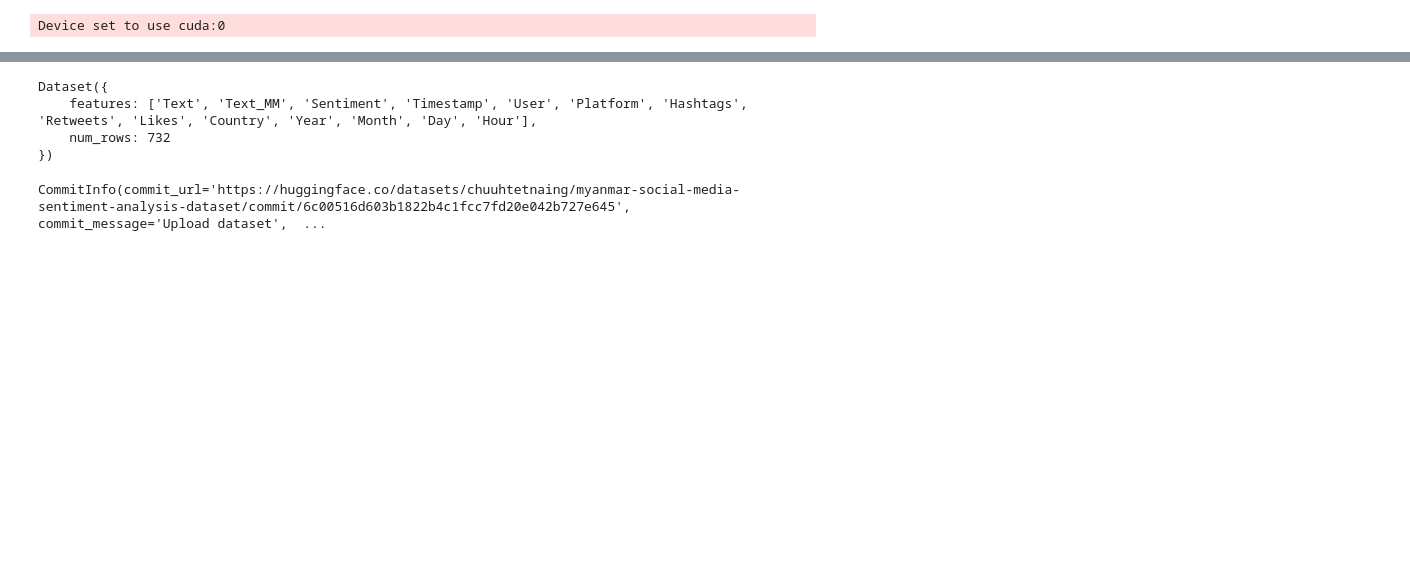
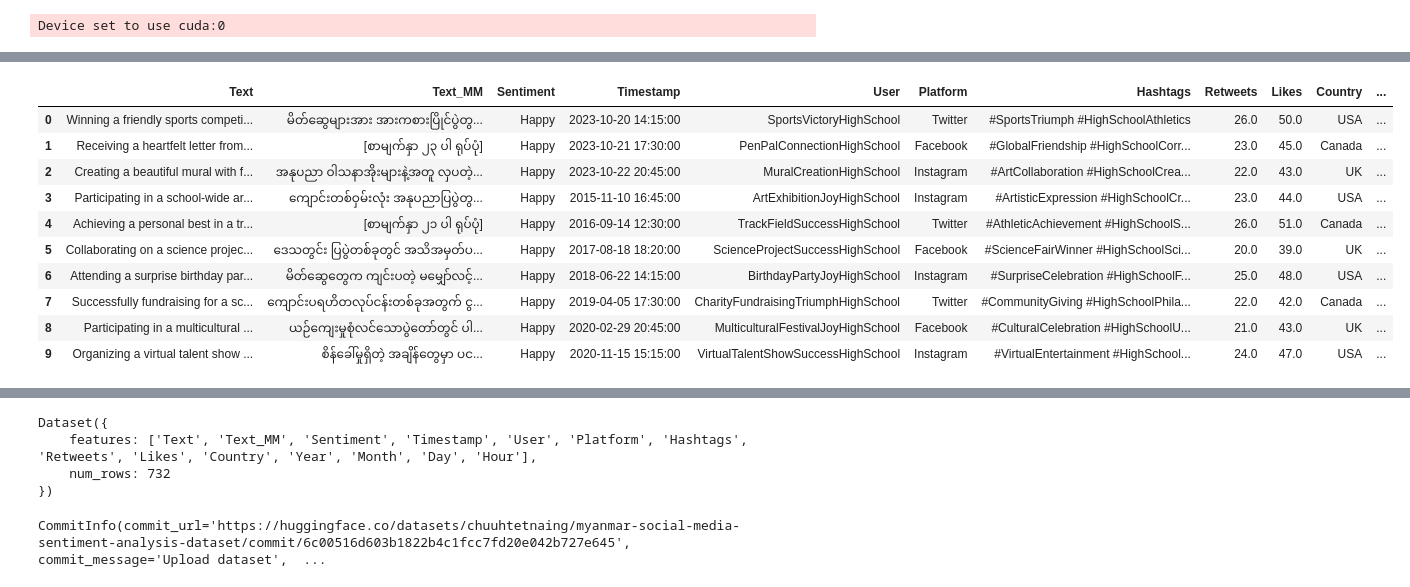
Before and after one commit to chuuhtetnaing/myanmar-language-dataset-collection, a Jupyter notebook: Social Media Sentiment Analysis/synthetic-data-generating.ipynb, the cells around one changed output, grey strips where cells are left out. Cells and saved outputs as stored; diff of their text form; code cells hidden in the pictures; blank space fills up the shorter version.

```diff
--- a/Social Media Sentiment Analysis/synthetic-data-generating.ipynb
+++ b/Social Media Sentiment Analysis/synthetic-data-generating.ipynb
@@ -84,0 +190,27 @@ df = df[ordered_columns]
+# %%
+from transformers import AutoTokenizer, AutoModelForSeq2SeqLM
+
+tokenizer = AutoTokenizer.from_pretrained("facebook/nllb-200-3.3B")
+model = AutoModelForSeq2SeqLM.from_pretrained("facebook/nllb-200-3.3B")
+# %%
+def translate(text, src_lang="eng_Latn", tgt_lang="mya_Mymr"):
+    # Set the language tokens
+    tokenizer.src_lang = src_lang
+
+    # Tokenize the input text
+    inputs = tokenizer(text, return_tensors="pt").to("cuda")
+
+    # Get the target language token ID
+    forced_bos_token_id = tokenizer.lang_code_to_id[tgt_lang]
+
+    # Generate translation
+    outputs = model.generate(
+        **inputs,
+        forced_bos_token_id=forced_bos_token_id,
+        max_length=128
+    )
+
+    # Decode the output tokens
+    translation = tokenizer.batch_decode(outputs, skip_special_tokens=True)
+
+    return translation
@@ -84,0 +246,4 @@ df = df[ordered_columns]
+# %%
+# Apply the translation function to the entire dataset
+# This will process in batches automatically
+translated_dataset = dataset.map(translate)
@@ -84,0 +277,14 @@ df = df[ordered_columns]
+# %%
+df
+# %% [output]
+|  | Text | Text_MM | Sentiment | Timestamp | User | Platform | Hashtags | Retweets | Likes | Country | ... |
+| 0 | Winning a friendly sports competi... | မိတ်ဆွေများအား အားကစားပြိုင်ပွဲတွ... | Happy | 2023-10-20 14:15:00 | SportsVictoryHighSchool | Twitter | #SportsTriumph #HighSchoolAthletics | 26.0 | 50.0 | USA | ... |
+| 1 | Receiving a heartfelt letter from... | [စာမျက်နှာ ၂၃ ပါ ရုပ်ပုံ] | Happy | 2023-10-21 17:30:00 | PenPalConnectionHighSchool | Facebook | #GlobalFriendship #HighSchoolCorr... | 23.0 | 45.0 | Canada | ... |
+| 2 | Creating a beautiful mural with f... | အနုပညာ ဝါသနာအိုးများနဲ့အတူ လှပတဲ့... | Happy | 2023-10-22 20:45:00 | MuralCreationHighSchool | Instagram | #ArtCollaboration #HighSchoolCrea... | 22.0 | 43.0 | UK | ... |
+| 3 | Participating in a school-wide ar... | ကျောင်းတစ်ဝှမ်းလုံး အနုပညာပြပွဲတွ... | Happy | 2015-11-10 16:45:00 | ArtExhibitionJoyHighSchool | Instagram | #ArtisticExpression #HighSchoolCr... | 23.0 | 44.0 | USA | ... |
+| 4 | Achieving a personal best in a tr... | [စာမျက်နှာ ၂၁ ပါ ရုပ်ပုံ] | Happy | 2016-09-14 12:30:00 | TrackFieldSuccessHighSchool | Twitter | #AthleticAchievement #HighSchoolS... | 26.0 | 51.0 | Canada | ... |
+| 5 | Collaborating on a science projec... | ဒေသတွင်း ပြပွဲတစ်ခုတွင် အသိအမှတ်ပ... | Happy | 2017-08-18 18:20:00 | ScienceProjectSuccessHighSchool | Facebook | #ScienceFairWinner #HighSchoolSci... | 20.0 | 39.0 | UK | ... |
+| 6 | Attending a surprise birthday par... | မိတ်ဆွေတွေက ကျင်းပတဲ့ မမျှော်လင့်... | Happy | 2018-06-22 14:15:00 | BirthdayPartyJoyHighSchool | Instagram | #SurpriseCelebration #HighSchoolF... | 25.0 | 48.0 | USA | ... |
+| 7 | Successfully fundraising for a sc... | ကျောင်းပရဟိတလုပ်ငန်းတစ်ခုအတွက် ငွ... | Happy | 2019-04-05 17:30:00 | CharityFundraisingTriumphHighSchool | Twitter | #CommunityGiving #HighSchoolPhila... | 22.0 | 42.0 | Canada | ... |
+| 8 | Participating in a multicultural ... | ယဉ်ကျေးမှုစုံလင်သောပွဲတော်တွင် ပါ... | Happy | 2020-02-29 20:45:00 | MulticulturalFestivalJoyHighSchool | Facebook | #CulturalCelebration #HighSchoolU... | 21.0 | 43.0 | UK | ... |
+| 9 | Organizing a virtual talent show ... | စိန်ခေါ်မှုရှိတဲ့ အချိန်တွေမှာ ပင... | Happy | 2020-11-15 15:15:00 | VirtualTalentShowSuccessHighSchool | Instagram | #VirtualEntertainment #HighSchool... | 24.0 | 47.0 | USA | ... |
```
Also changed, not shown: parts of 34 cells of this notebook.
